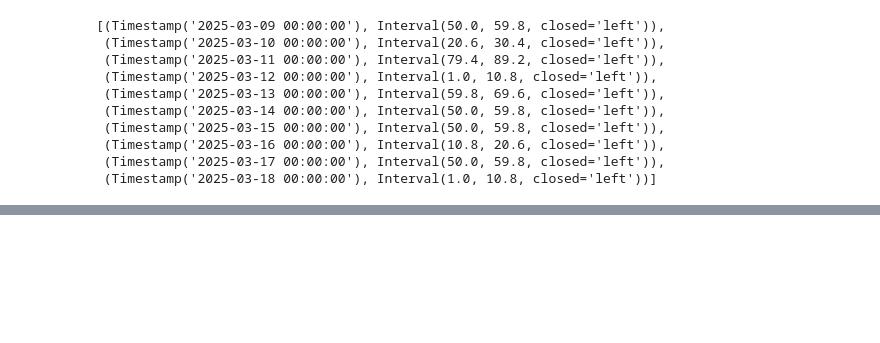
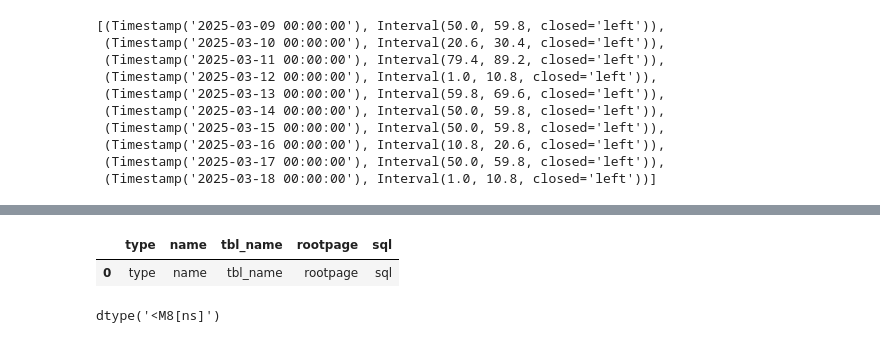
Before and after one commit to funkacer/Python_2024, a Jupyter notebook: sqlite3/sqlite3_pyth3.ipynb, the cells around one changed output, grey strips where cells are left out. Cells and saved outputs as stored; diff of their text form; code cells hidden in the pictures; blank space fills up the shorter version.

```diff
--- a/sqlite3/sqlite3_pyth3.ipynb
+++ b/sqlite3/sqlite3_pyth3.ipynb
@@ -374,0 +494,10 @@ data
+# %%
+# je taky blbě
+pd.read_sql(con=con, sql='select * from sqlite_master where type = "table"')
+# %% [output]
+|  | type | name | tbl_name | rootpage | sql |
+| 0 | type | name | tbl_name | rootpage | sql |
+# %%
+df.index.dtype
+# %% [output]
+dtype('<M8[ns]')
```
Also changed, not shown: parts of 18 cells of this notebook, 1 other file.
